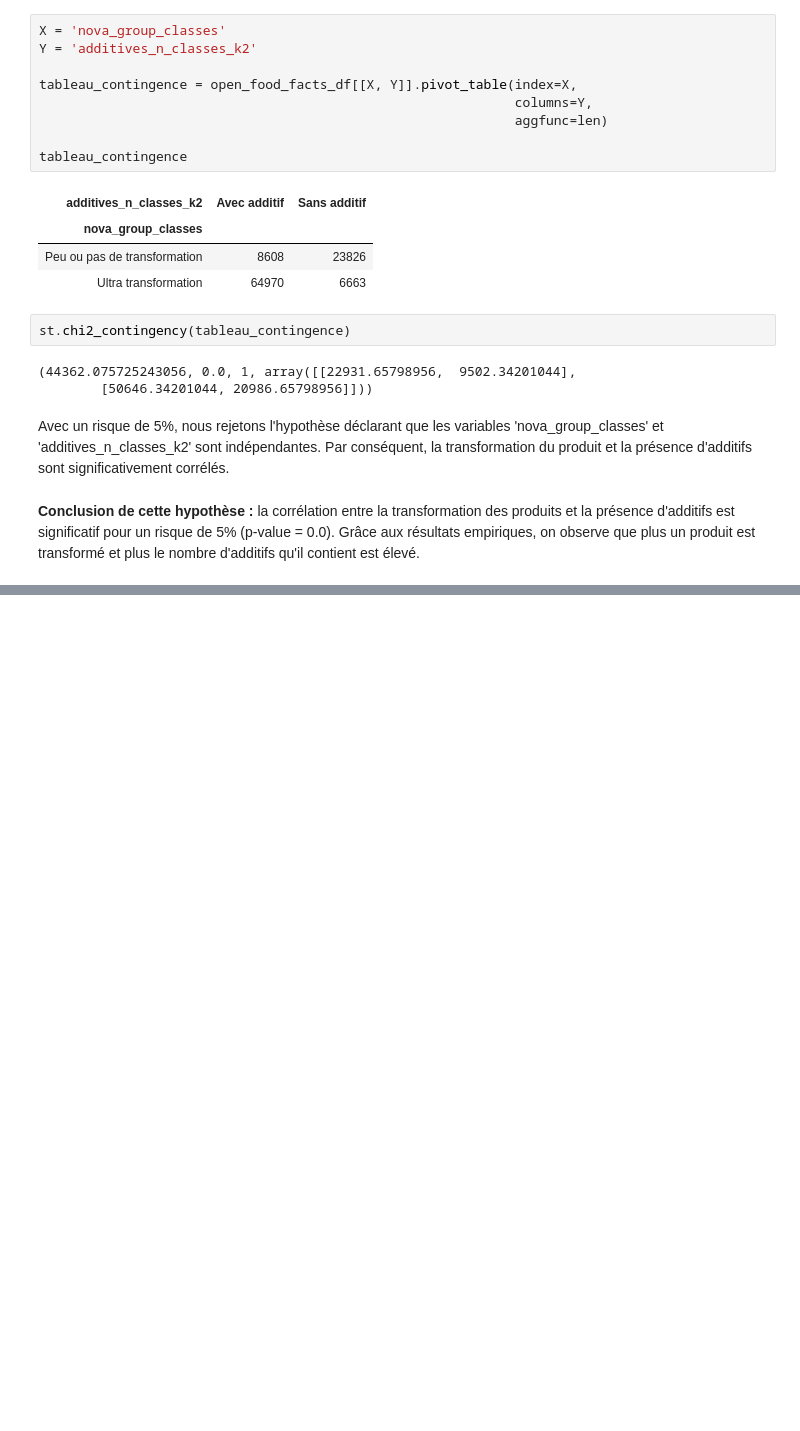
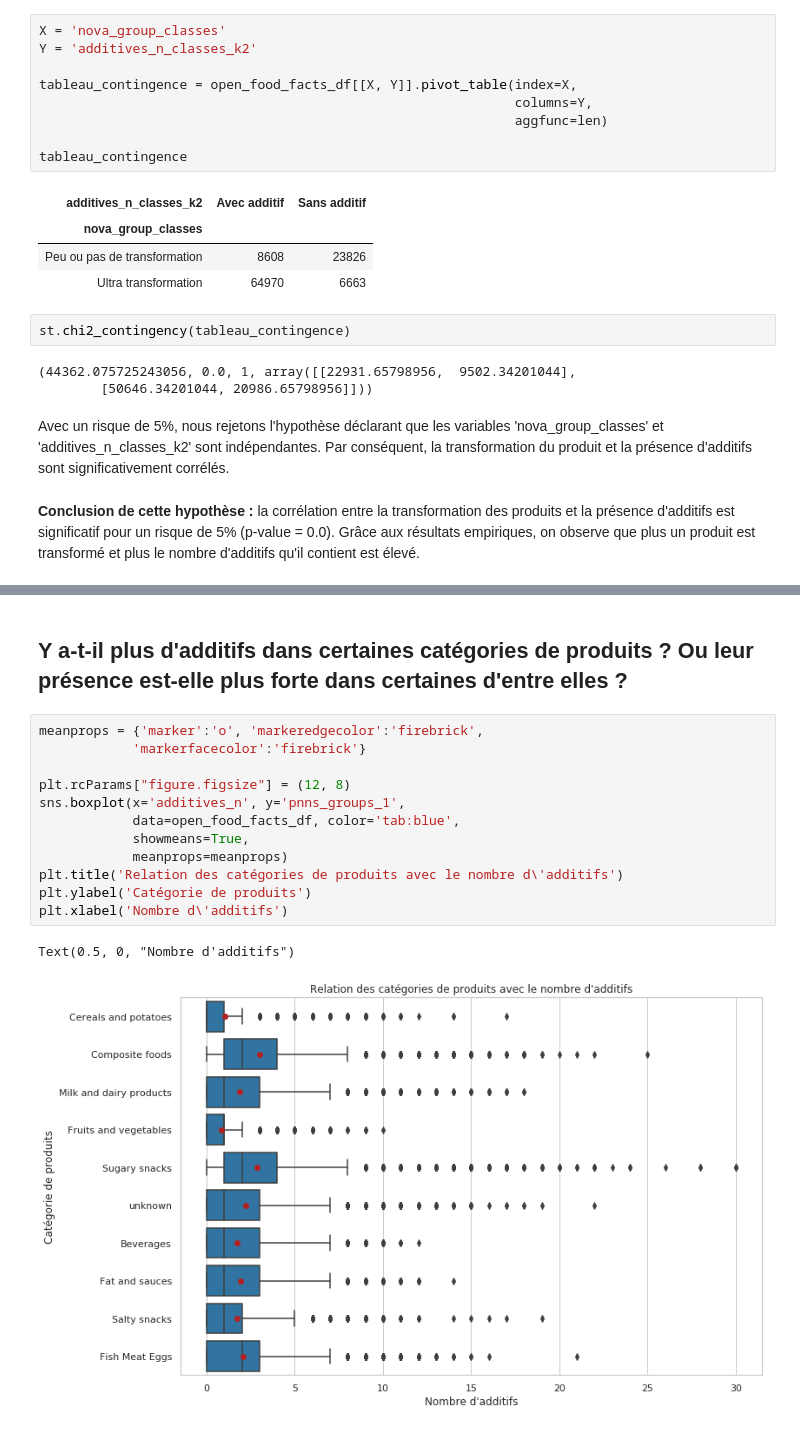
Before and after one commit to sebastienbourgeois/oc-p3-conception-application-sante-publique, a Jupyter notebook: PSante_02_notebookexploration.ipynb, the cells around one changed output, grey strips where cells are left out. Cells and saved outputs as stored; diff of their text form; blank space fills up the shorter version.

Commit message:
Analyse bivariée entre la catégorie des produits et le nombre d'additifs mais également avec la présence d'additifs

```diff
--- a/PSante_02_notebookexploration.ipynb
+++ b/PSante_02_notebookexploration.ipynb
@@ -1024,0 +1045,17 @@ Avec un risque de 5%, nous rejetons l'hypothèse déclarant que les variables 'n
+# %% [markdown]
+## Y a-t-il plus d'additifs dans certaines catégories de produits ? Ou leur présence est-elle plus forte dans certaines d'entre elles ?
+# %%
+meanprops = {'marker':'o', 'markeredgecolor':'firebrick',
+            'markerfacecolor':'firebrick'}
+
+plt.rcParams["figure.figsize"] = (12, 8)
+sns.boxplot(x='additives_n', y='pnns_groups_1',
+            data=open_food_facts_df, color='tab:blue',
+            showmeans=True,
+            meanprops=meanprops)
+plt.title('Relation des catégories de produits avec le nombre d\'additifs')
+plt.ylabel('Catégorie de produits')
+plt.xlabel('Nombre d\'additifs')
+# %% [output]
+Text(0.5, 0, "Nombre d'additifs")
+[figure, added]
```
Also changed, not shown: parts of 10 cells of this notebook.
